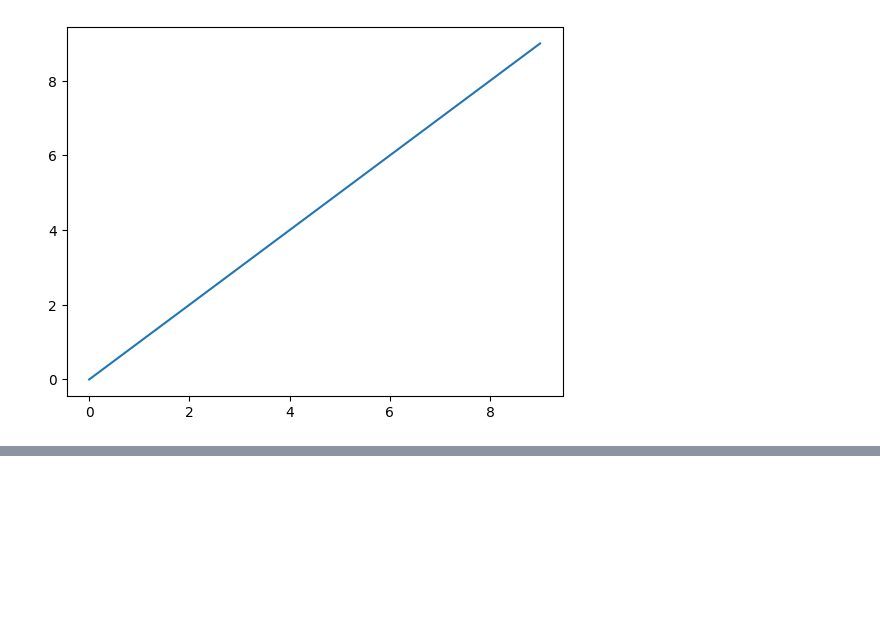
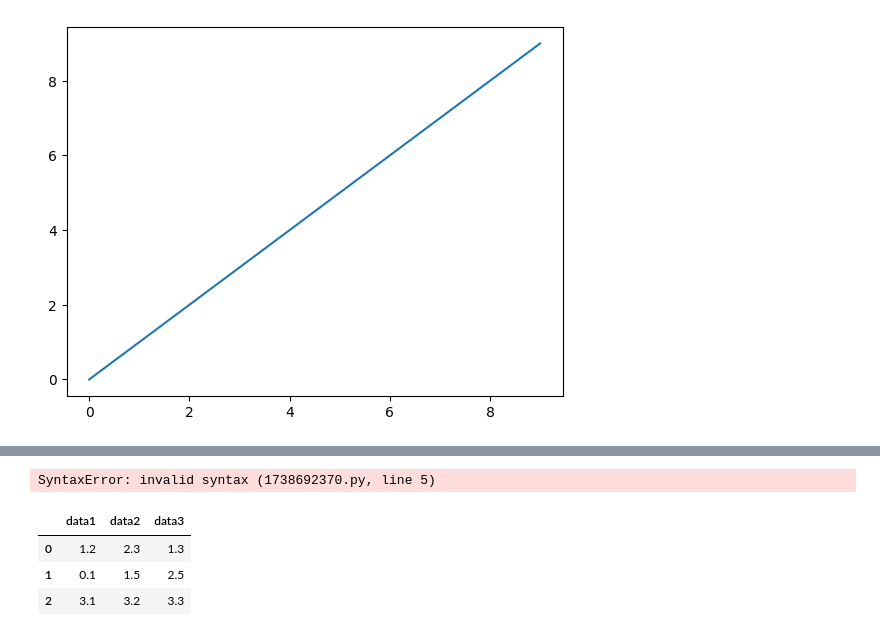
Before and after one commit to j2h0128/python0128, a Jupyter notebook: data_analy.ipynb, the cells around one changed output, grey strips where cells are left out. Cells and saved outputs as stored; diff of their text form; code cells hidden in the pictures; blank space fills up the shorter version.

```diff
--- a/data_analy.ipynb
+++ b/data_analy.ipynb
@@ -12,0 +109,19 @@ Populating the interactive namespace from numpy and matplotlib
+# %%
+#컬럼명이 없는 경우
+
+# !type C:\work\ex2.csv
+frame2=pd.read_csv(r"c:\work\ex2.csv",
+                names=["id","name","price"."desc"])
+frame2
+# %% [output]
+SyntaxError: invalid syntax (1738692370.py, line 5)
+# %%
+#공백문자가 구분자인 경우
+
+result=pd.read_table(r"c:\work\ex3.txt", sep="\s+")
+result
+# %% [output]
+|  | data1 | data2 | data3 |
+| 0 | 1.2 | 2.3 | 1.3 |
+| 1 | 0.1 | 1.5 | 2.5 |
+| 2 | 3.1 | 3.2 | 3.3 |
```
Also changed, not shown: parts of 9 cells of this notebook, 9 other files.
